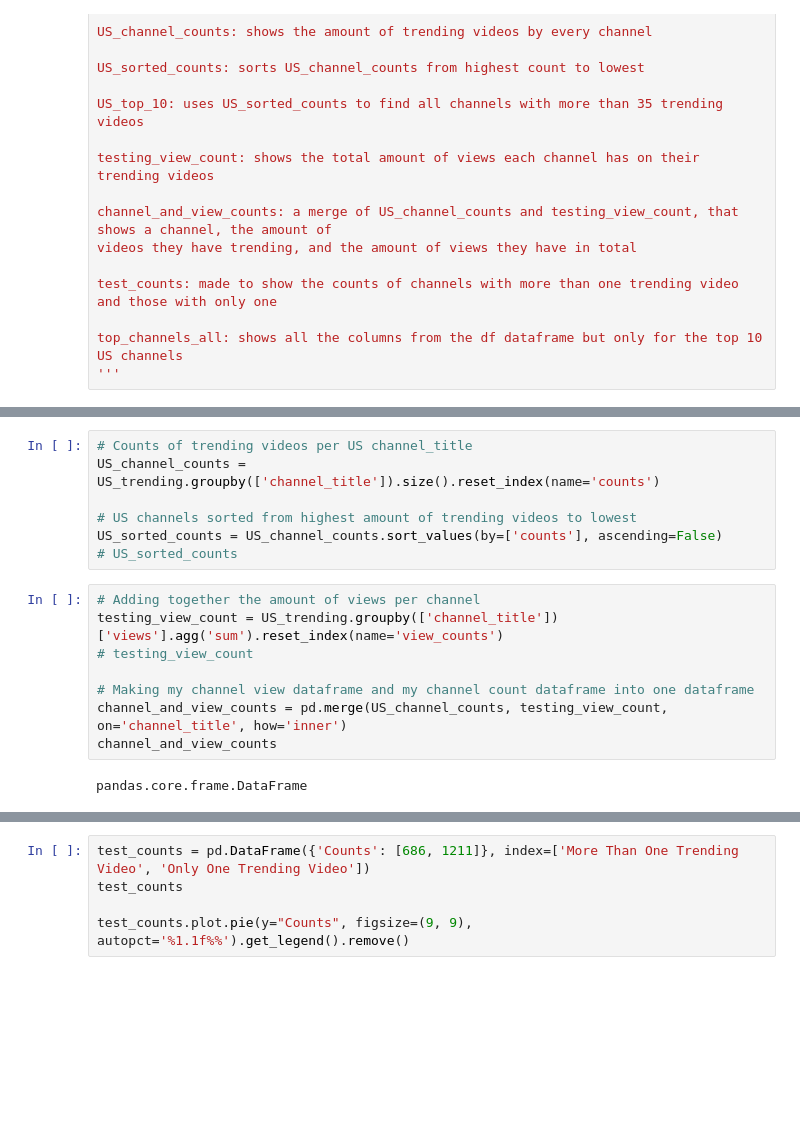
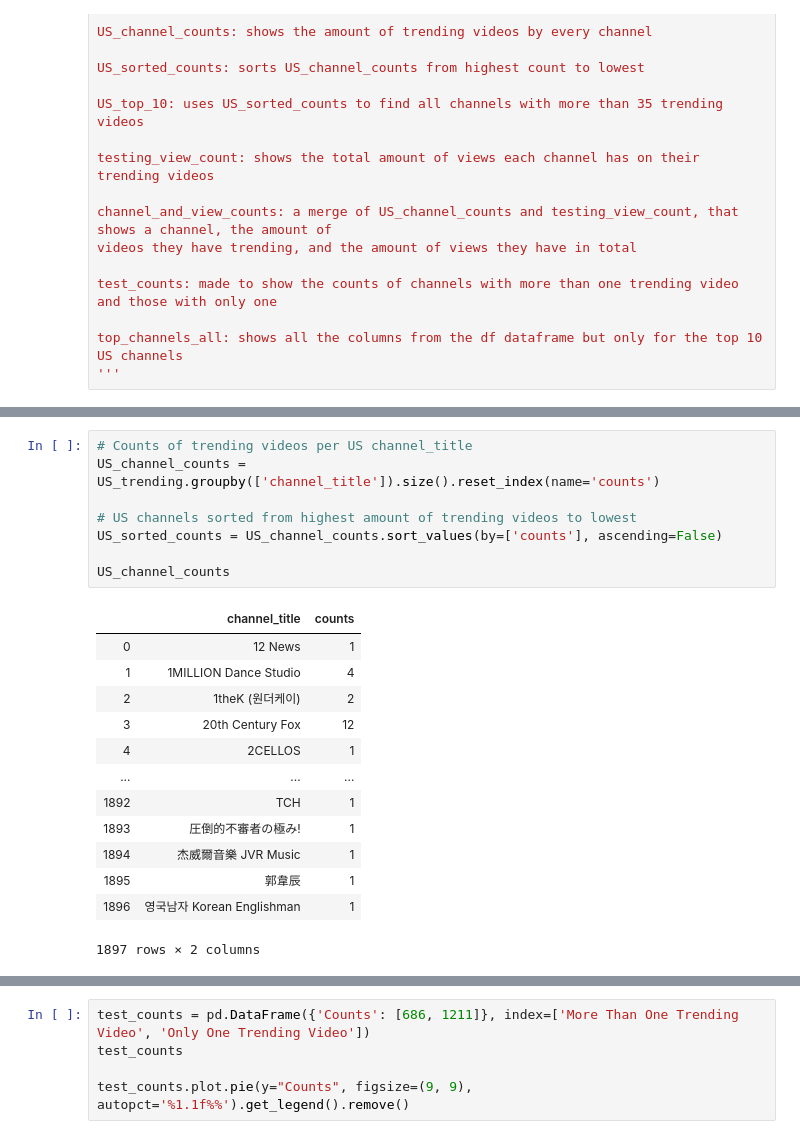
Before and after one commit to Carlene/youtube_trending, a Jupyter notebook: trending_creators.ipynb, the cells around one changed output, grey strips where cells are left out. Saved outputs shown, nothing was run; the diff lists cells and outputs as text; blank space fills up the shorter version.

```diff
--- a/trending_creators.ipynb
+++ b/trending_creators.ipynb
@@ -67,17 +67,22 @@ US_trending= df.loc[US_bool]
 # %%
 # Counts of trending videos per US channel_title
 US_channel_counts = US_trending.groupby(['channel_title']).size().reset_index(name='counts')
 
 # US channels sorted from highest amount of trending videos to lowest
 US_sorted_counts = US_channel_counts.sort_values(by=['counts'], ascending=False)
-# US_sorted_counts
+
+US_channel_counts
+# %% [output]
+|  | channel_title | counts |
+| 0 | 12 News | 1 |
+| 1 | 1MILLION Dance Studio | 4 |
+| 2 | 1theK (원더케이) | 2 |
+| 3 | 20th Century Fox | 12 |
+| 4 | 2CELLOS | 1 |
+| ... | ... | ... |
+| 1892 | ТСН | 1 |
+| 1893 | 圧倒的不審者の極み! | 1 |
+| 1894 | 杰威爾音樂 JVR Music | 1 |
+| 1895 | 郭韋辰 | 1 |
+| 1896 | 영국남자 Korean Englishman | 1 |
+1897 rows × 2 columns
-# %%
-# Adding together the amount of views per channel
-testing_view_count = US_trending.groupby(['channel_title'])['views'].agg('sum').reset_index(name='view_counts')
-# testing_view_count
-
-# Making my channel view dataframe and my channel count dataframe into one dataframe
-channel_and_view_counts = pd.merge(US_channel_counts, testing_view_count, on='channel_title', how='inner')
-channel_and_view_counts
-# %% [output]
-pandas.core.frame.DataFrame
```
Also changed, not shown: parts of 11 cells of this notebook.
